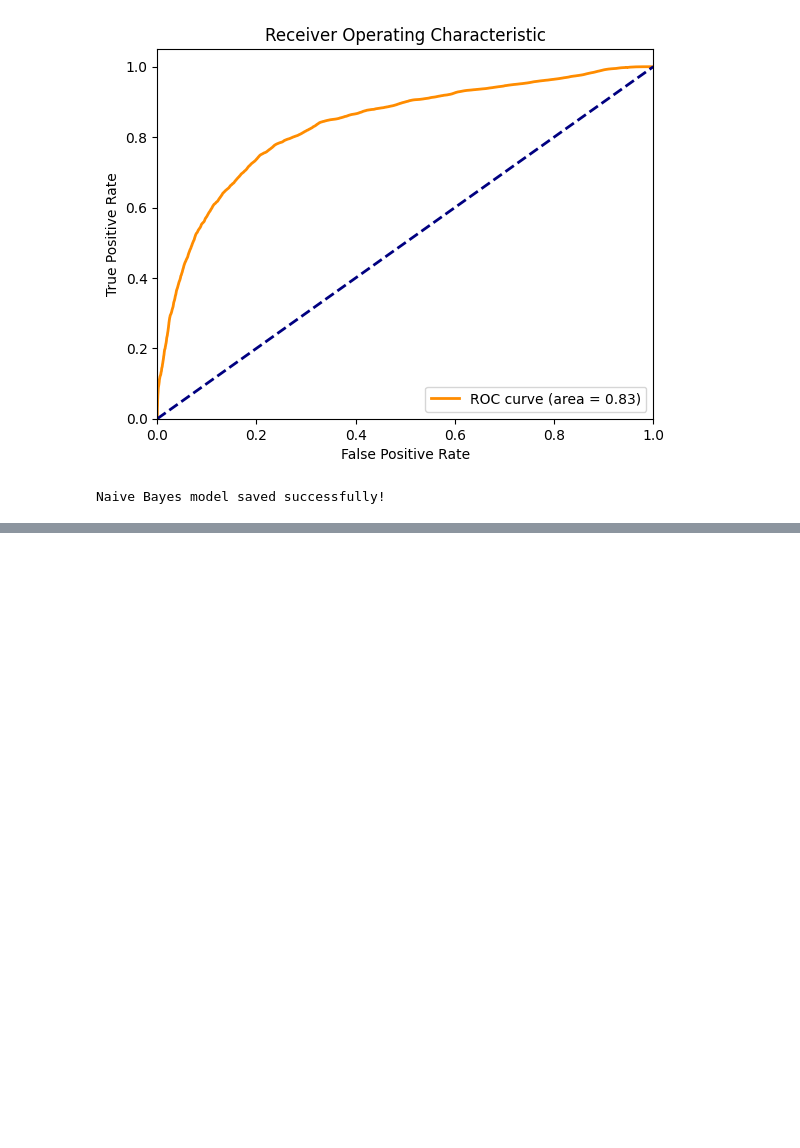
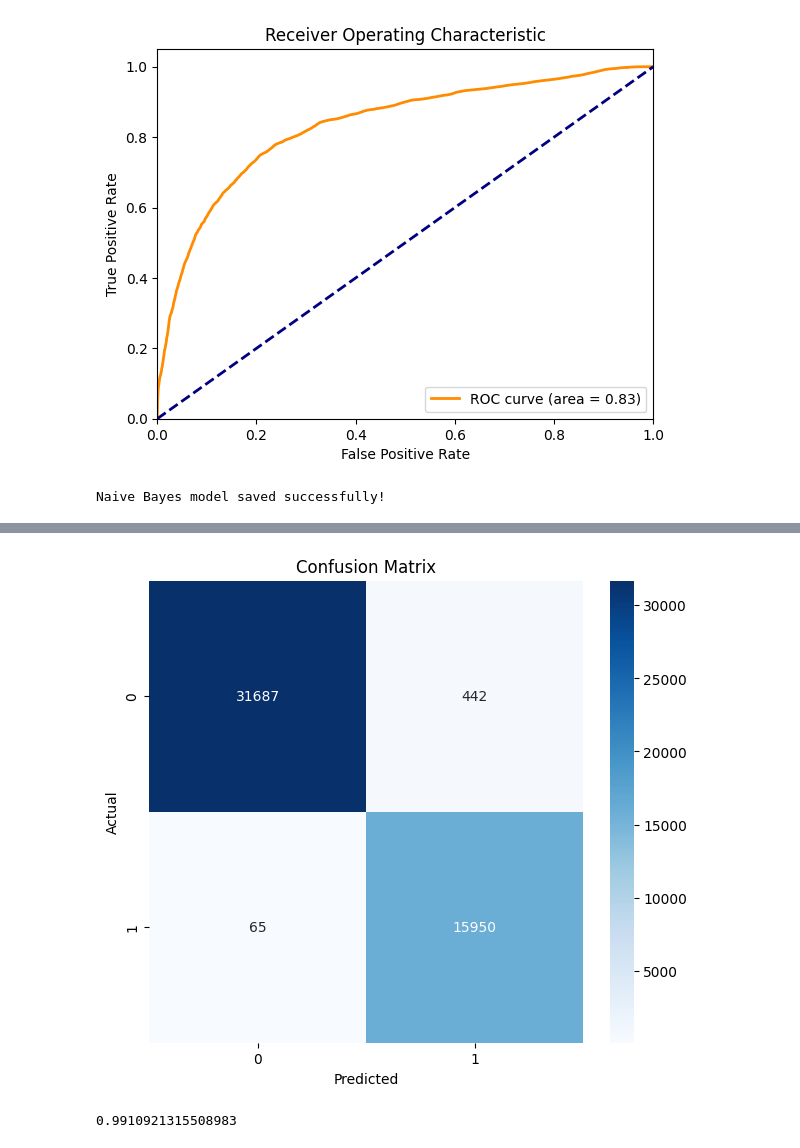
Before and after one commit to IT21042324/Credit-Card-Fraud-Detection---IT4060, a Jupyter notebook: Credit Card Fraud Detection.ipynb, the cells around one changed output, grey strips where cells are left out. Cells and saved outputs as stored; diff of their text form; code cells hidden in the pictures; blank space fills up the shorter version.

```diff
--- a/Credit Card Fraud Detection.ipynb
+++ b/Credit Card Fraud Detection.ipynb
@@ -751,0 +767,7 @@ Naive Bayes model saved successfully!
+# %%
+# Splitting feature set and target set
+X_svm = svm_dataset.drop('is_fraud', axis=1)
+y_svm = svm_dataset.is_fraud
+
+print(X_svm.head())
+print(y_svm.head())
@@ -751,0 +799,6 @@ Naive Bayes model saved successfully!
+# %%
+# Define the Support Vector Classifier model
+support_vector_classifier = SVC()
+
+# Fit the classifier
+support_vector_classifier.fit(X_svm, y_svm)
@@ -751,0 +807,14 @@ Naive Bayes model saved successfully!
+# %%
+# Perform cross-validation to get cross-validated predictions
+y_pred_cv = cross_val_predict(support_vector_classifier, X_svm, y_svm, cv=5, verbose=2)
+
+# Calculate cross-validation scores
+scores = cross_val_score(support_vector_classifier, X_svm, y_svm, cv=5, scoring='accuracy', verbose=2)
+
+# Calculate the average accuracy from cross-validation
+mean_accuracy = np.mean(scores)
+print(f'Mean Accuracy: {mean_accuracy : .2f}')
+
+# Calculate the cross-validation accuracy score
+cross_val_accuracy = accuracy_score(y_svm, y_pred_cv)
+print(f'Cross-Validation Accuracy: {cross_val_accuracy : .2f}')
@@ -751,0 +844,25 @@ Naive Bayes model saved successfully!
+# %%
+import seaborn as sns
+
+# Confusion matrix for cross-validated predictions
+confusion_mat_svm = confusion_matrix(y_svm, y_pred_cv)
+confusion_mat_svm
+
+# Visualizing the confusion matrix
+plt.figure(figsize=(7, 6))
+sns.heatmap(confusion_mat_svm, annot=True, fmt="g", cmap='Blues')
+plt.title("Confusion Matrix")
+plt.xlabel("Predicted")
+plt.ylabel("Actual")
+plt.show()
+# %% [output]
+[figure, added]
+# %%
+from sklearn.metrics import roc_curve, auc
+
+# Calculate ROC curve and AUC
+fpr, tpr, thresholds = roc_curve(y_svm, y_pred_cv)
+roc_auc = auc(fpr, tpr)
+roc_auc
+# %% [output]
+0.9910921315508983
```
Also changed, not shown: parts of 21 cells of this notebook.
